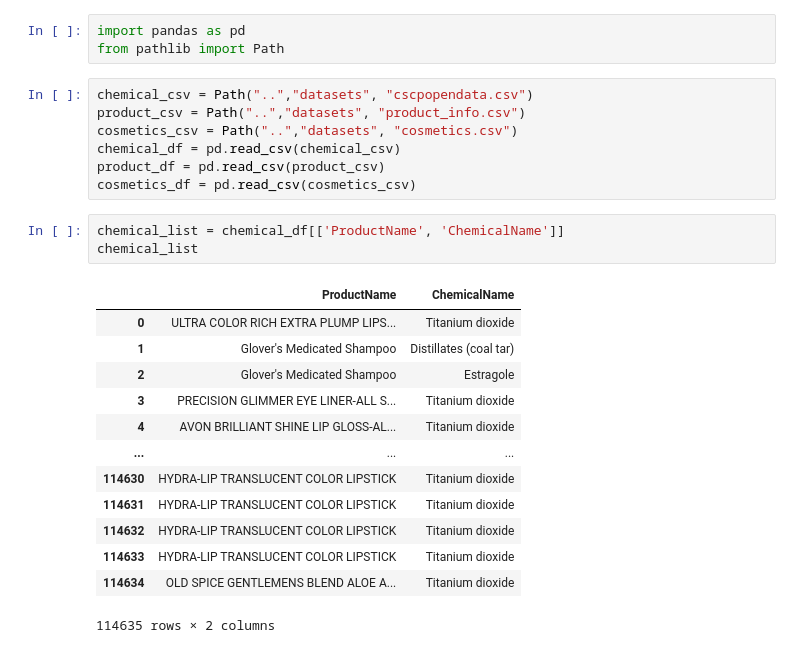
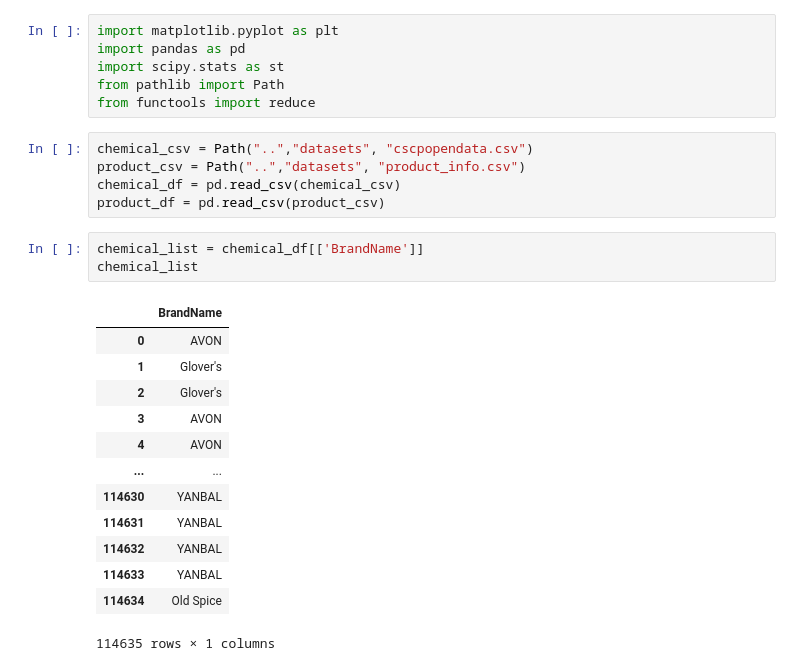
Before and after one commit to Lifeofarainbow/Project-1-, a Jupyter notebook: datasets/Brands with Toxic Ingredients.ipynb, the cells around one changed output. Saved outputs shown, nothing was run; the diff lists cells and outputs as text.

```diff
--- a/datasets/Brands with Toxic Ingredients.ipynb
+++ b/datasets/Brands with Toxic Ingredients.ipynb
@@ -1,27 +1,28 @@
 # %%
+import matplotlib.pyplot as plt
 import pandas as pd
+import scipy.stats as st
 from pathlib import Path
+from functools import reduce
 # %%
 chemical_csv = Path("..","datasets", "cscpopendata.csv")
 product_csv = Path("..","datasets", "product_info.csv")
-cosmetics_csv = Path("..","datasets", "cosmetics.csv")
 chemical_df = pd.read_csv(chemical_csv)
 product_df = pd.read_csv(product_csv)
-cosmetics_df = pd.read_csv(cosmetics_csv)
 # %%
-chemical_list = chemical_df[['ProductName', 'ChemicalName']]
+chemical_list = chemical_df[['BrandName']]
 chemical_list
 # %% [output]
-|  | ProductName | ChemicalName |
-| 0 | ULTRA COLOR RICH EXTRA PLUMP LIPS... | Titanium dioxide |
-| 1 | Glover's Medicated Shampoo | Distillates (coal tar) |
-| 2 | Glover's Medicated Shampoo | Estragole |
-| 3 | PRECISION GLIMMER EYE LINER-ALL S... | Titanium dioxide |
-| 4 | AVON BRILLIANT SHINE LIP GLOSS-AL... | Titanium dioxide |
-| ... | ... | ... |
-| 114630 | HYDRA-LIP TRANSLUCENT COLOR LIPSTICK | Titanium dioxide |
-| 114631 | HYDRA-LIP TRANSLUCENT COLOR LIPSTICK | Titanium dioxide |
-| 114632 | HYDRA-LIP TRANSLUCENT COLOR LIPSTICK | Titanium dioxide |
-| 114633 | HYDRA-LIP TRANSLUCENT COLOR LIPSTICK | Titanium dioxide |
-| 114634 | OLD SPICE GENTLEMENS BLEND ALOE A... | Titanium dioxide |
+|  | BrandName |
+| 0 | AVON |
+| 1 | Glover's |
+| 2 | Glover's |
+| 3 | AVON |
+| 4 | AVON |
+| ... | ... |
+| 114630 | YANBAL |
+| 114631 | YANBAL |
+| 114632 | YANBAL |
+| 114633 | YANBAL |
+| 114634 | Old Spice |
-114635 rows × 2 columns
+114635 rows × 1 columns
```
Also changed, not shown: parts of 15 cells of this notebook, 8 other files.
